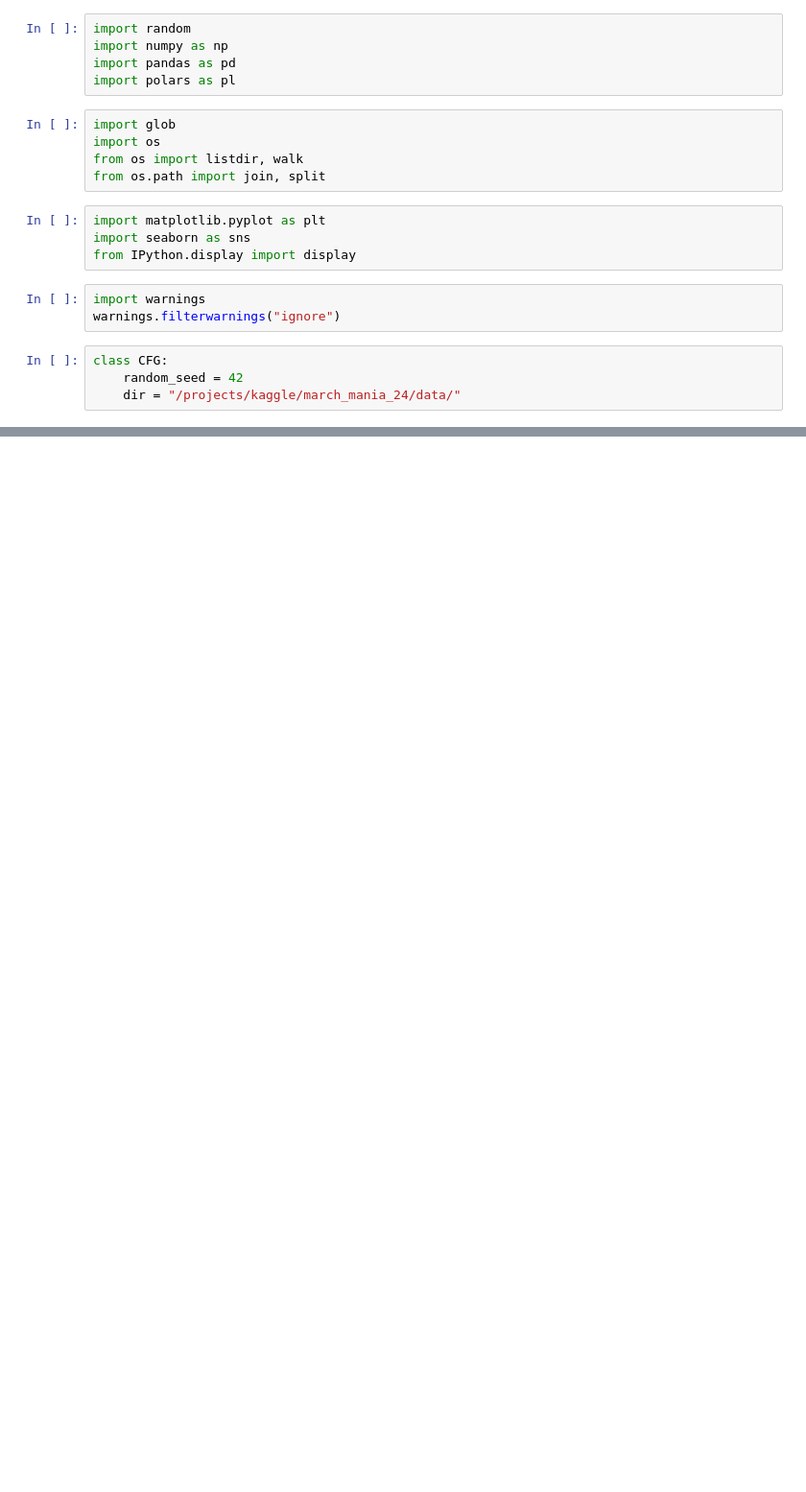
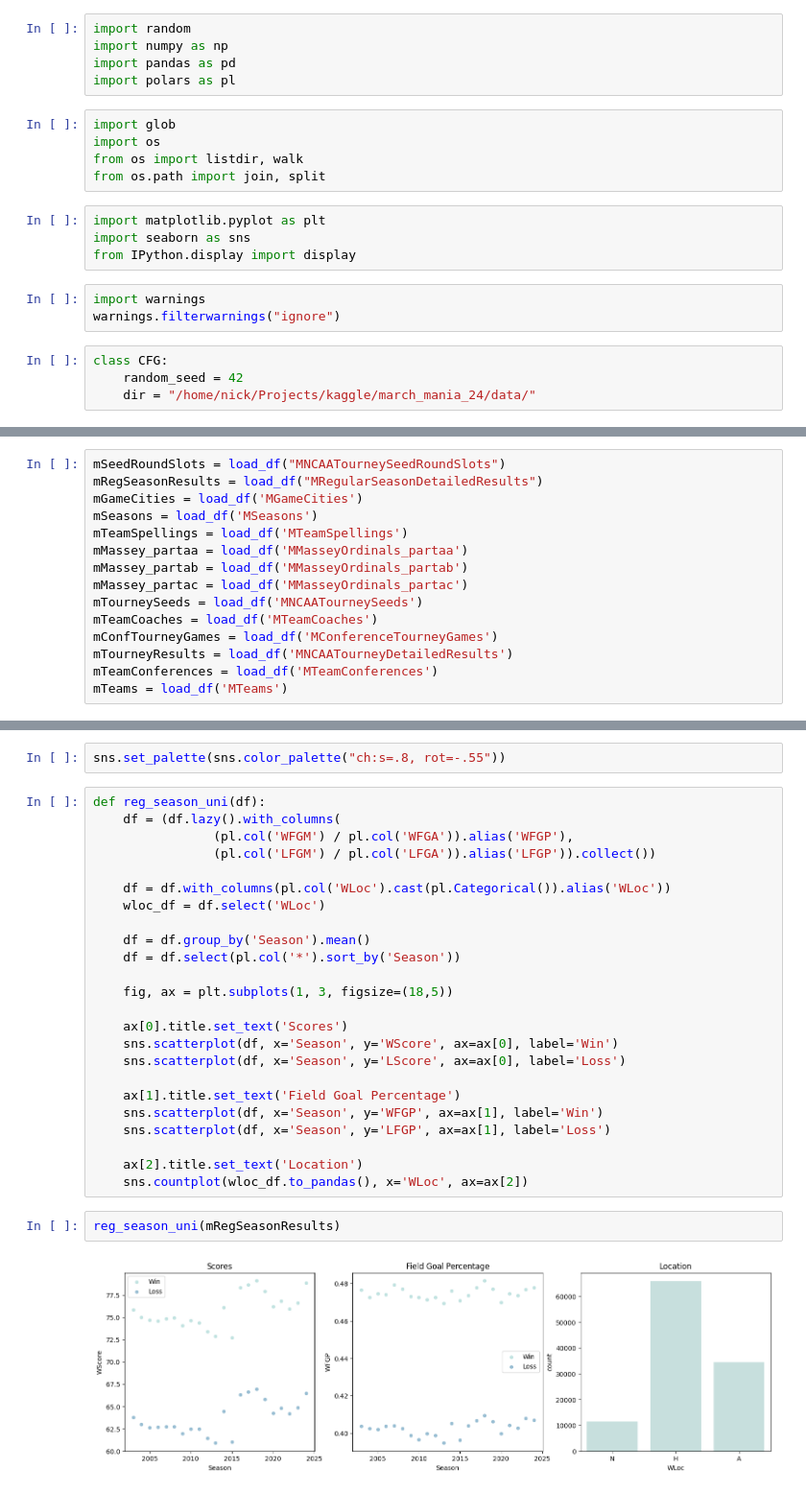
Before and after one commit to nhundo99/march_mania_24, a Jupyter notebook: beginning.ipynb, the cells around one changed output, grey strips where cells are left out. Shown: that part at 96% size. Cells and saved outputs as stored; diff of their text form; blank space fills up the shorter version.

```diff
--- a/beginning.ipynb
+++ b/beginning.ipynb
@@ -18,7 +18,7 @@ warnings.filterwarnings("ignore")
 # %%
 class CFG:
     random_seed = 42
-    dir = "/projects/kaggle/march_mania_24/data/"
+    dir = "/home/nick/Projects/kaggle/march_mania_24/data/"
 # %%
 def load_df(df_name, describe=False):
     df = pl.read_csv(join(CFG.dir, f"{df_name}.csv"), ignore_errors=True)
@@ -24,0 +120,15 @@ def load_df(df_name, describe=False):
+# %%
+mSeedRoundSlots = load_df("MNCAATourneySeedRoundSlots")
+mRegSeasonResults = load_df("MRegularSeasonDetailedResults")
+mGameCities = load_df('MGameCities')
+mSeasons = load_df('MSeasons')
+mTeamSpellings = load_df('MTeamSpellings')
+mMassey_partaa = load_df('MMasseyOrdinals_partaa')
+mMassey_partab = load_df('MMasseyOrdinals_partab')
+mMassey_partac = load_df('MMasseyOrdinals_partac')
+mTourneySeeds = load_df('MNCAATourneySeeds')
+mTeamCoaches = load_df('MTeamCoaches')
+mConfTourneyGames = load_df('MConferenceTourneyGames')
+mTourneyResults = load_df('MNCAATourneyDetailedResults')
+mTeamConferences = load_df('MTeamConferences')
+mTeams = load_df('MTeams')
@@ -24,0 +277,30 @@ def load_df(df_name, describe=False):
+# %%
+sns.set_palette(sns.color_palette("ch:s=.8, rot=-.55"))
+# %%
+def reg_season_uni(df):
+    df = (df.lazy().with_columns(
+                (pl.col('WFGM') / pl.col('WFGA')).alias('WFGP'),
+                (pl.col('LFGM') / pl.col('LFGA')).alias('LFGP')).collect())
+
+    df = df.with_columns(pl.col('WLoc').cast(pl.Categorical()).alias('WLoc'))
+    wloc_df = df.select('WLoc')
+
+    df = df.group_by('Season').mean()
+    df = df.select(pl.col('*').sort_by('Season'))
+
+    fig, ax = plt.subplots(1, 3, figsize=(18,5))
+
+    ax[0].title.set_text('Scores')
+    sns.scatterplot(df, x='Season', y='WScore', ax=ax[0], label='Win')
+    sns.scatterplot(df, x='Season', y='LScore', ax=ax[0], label='Loss')
+
+    ax[1].title.set_text('Field Goal Percentage')
+    sns.scatterplot(df, x='Season', y='WFGP', ax=ax[1], label='Win')
+    sns.scatterplot(df, x='Season', y='LFGP', ax=ax[1], label='Loss')
+
+    ax[2].title.set_text('Location')
+    sns.countplot(wloc_df.to_pandas(), x='WLoc', ax=ax[2])
+# %%
+reg_season_uni(mRegSeasonResults)
+# %% [output]
+[figure, added]
```
Also changed, not shown: parts of 13 cells of this notebook.
